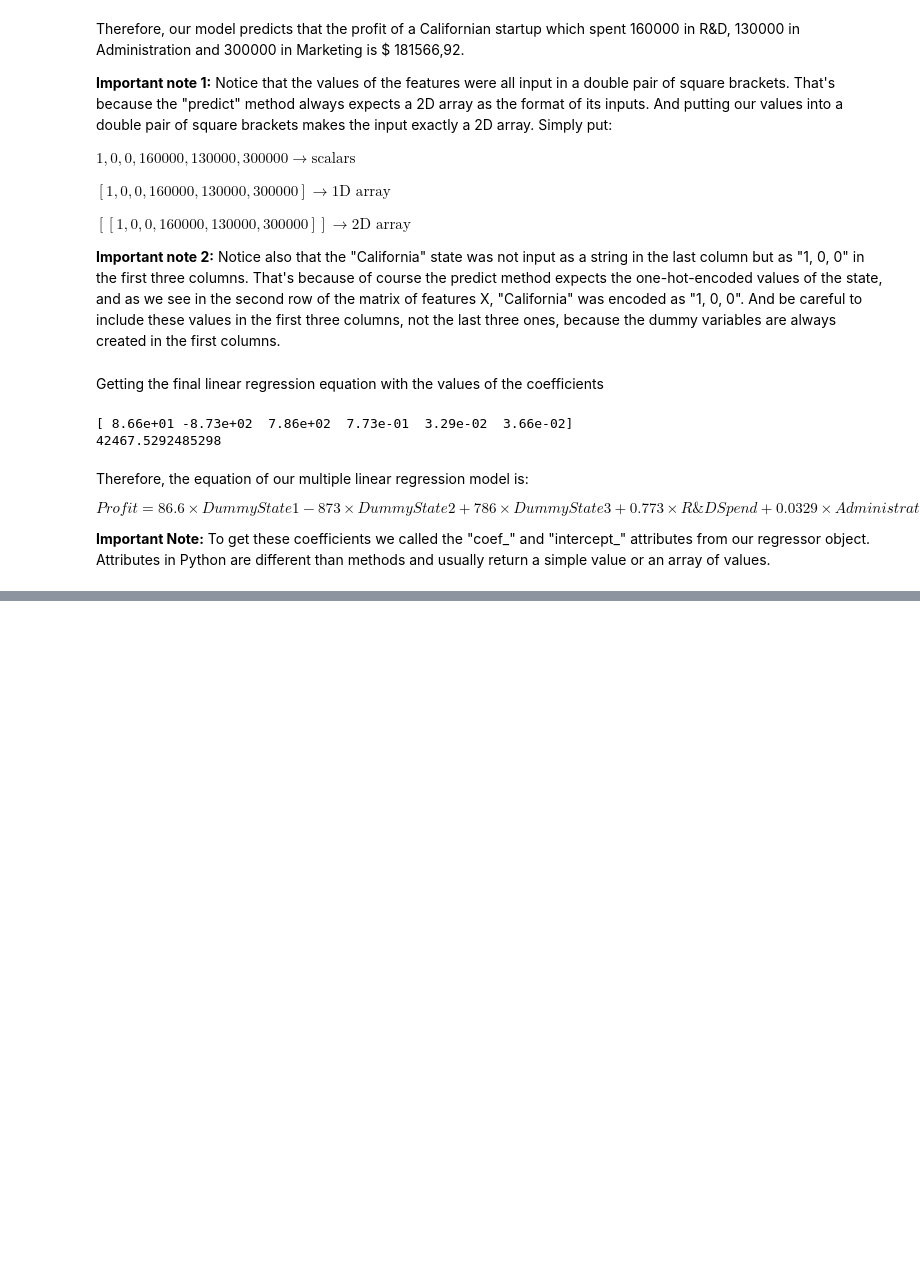
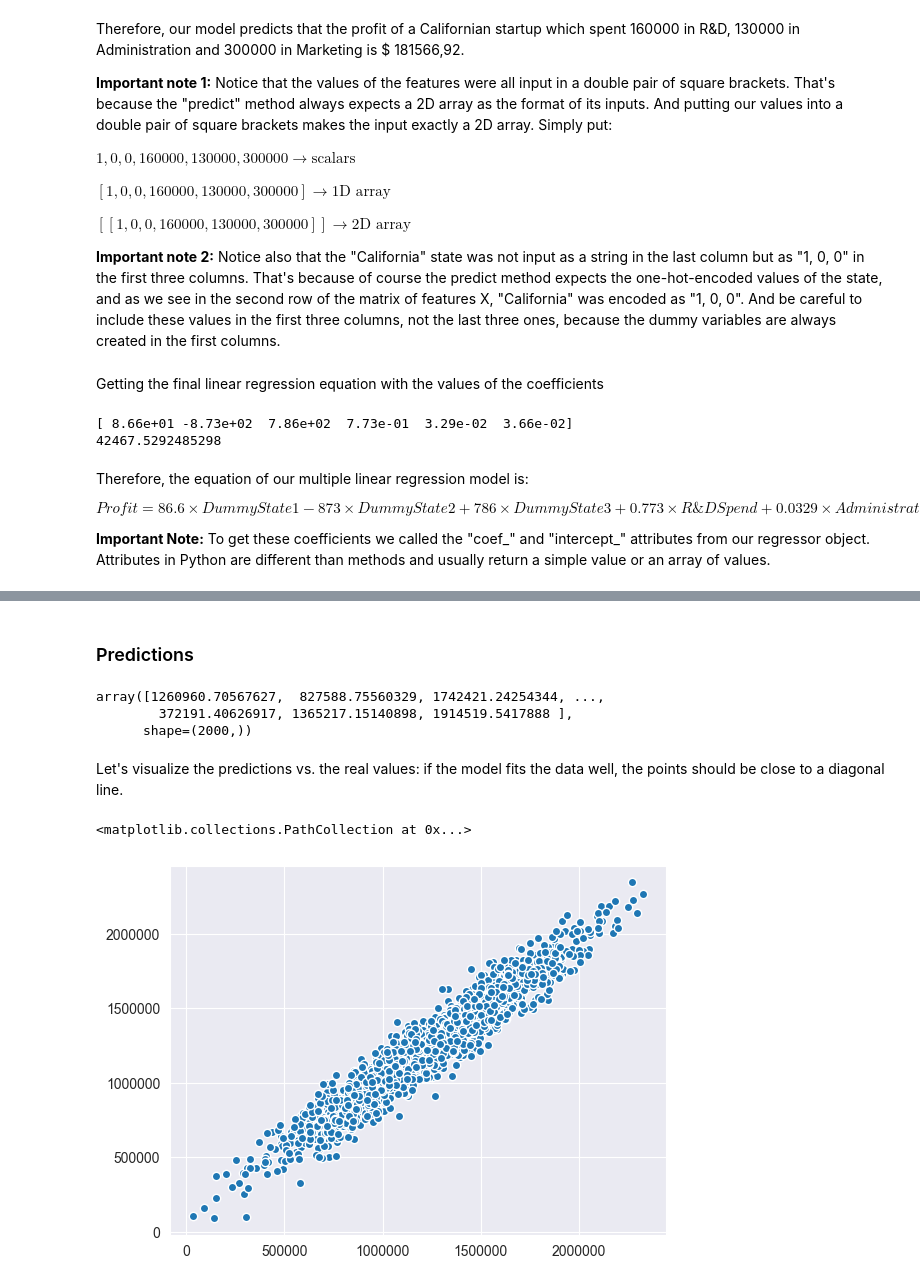
Before and after one commit to valatwork/statistics, a Jupyter notebook: project/046-multiple-linear-regression.ipynb, the cells around one changed output, grey strips where cells are left out. Cells and saved outputs as stored; diff of their text form; code cells hidden in the pictures; blank space fills up the shorter version.

```diff
--- a/project/046-multiple-linear-regression.ipynb
+++ b/project/046-multiple-linear-regression.ipynb
@@ -300,0 +366,3 @@ $$Profit = 86.6 \times Dummy State 1 - 873 \times Dummy State 2 + 786 \times Dum
+# %%
+X = df[['Avg. Area Income', 'Avg. Area House Age', 'Avg. Area Number of Rooms', 'Avg. Area Number of Bedrooms', 'Area Population']]
+y = df['Price']
@@ -300,0 +375,7 @@ $$Profit = 86.6 \times Dummy State 1 - 873 \times Dummy State 2 + 786 \times Dum
+# %%
+from sklearn.model_selection import train_test_split
+X_train, X_test, y_train, y_test = train_test_split(X, y, test_size=0.4, random_state=101)
+# %%
+from sklearn.linear_model import LinearRegression
+lm = LinearRegression()
+lm.fit(X_train, y_train)
@@ -300,0 +413,18 @@ $$Profit = 86.6 \times Dummy State 1 - 873 \times Dummy State 2 + 786 \times Dum
+# %% [markdown]
+### Predictions
+# %%
+predictions = lm.predict(X_test)
+# %%
+predictions
+# %% [output]
+array([1260960.70567627,  827588.75560329, 1742421.24254344, ...,
+        372191.40626917, 1365217.15140898, 1914519.5417888 ],
+      shape=(2000,))
+# %% [markdown]
+Let's visualize the predictions vs. the real values: if the model fits the data well, the points should be close to a diagonal line.
+# %%
+plt.ticklabel_format(style='plain')
+plt.scatter(y_test, predictions, edgecolors='w')
+# %% [output]
+<matplotlib.collections.PathCollection at 0x...>
+[figure, added]
```
Also changed, not shown: parts of 22 cells of this notebook, 4 other files.
